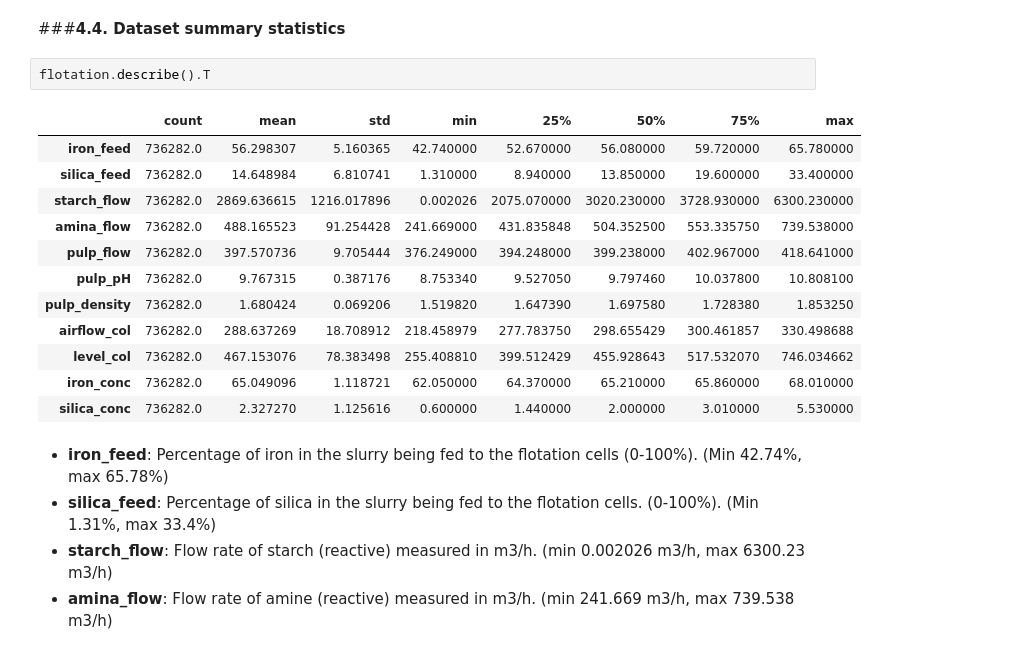
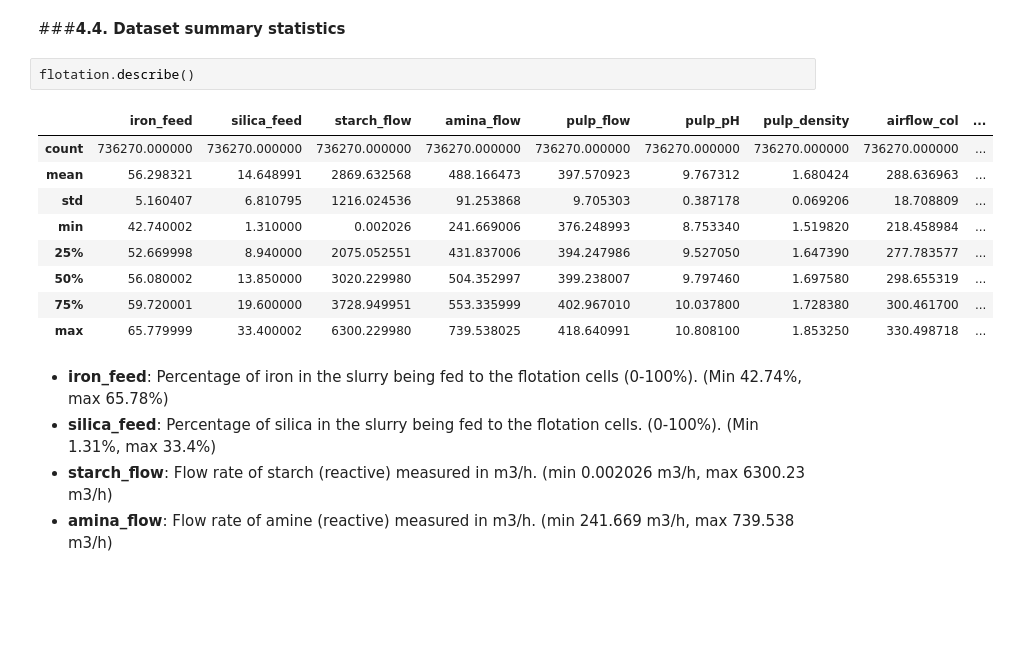
Before and after one commit to ArifAygun/Iron-Ore-Froth-Flotation-Quality-Prediction, a Jupyter notebook: AA_Iron_Ore_Froth_Flotation_Quality_Prediction.ipynb, the cells around one changed output. Saved outputs shown, nothing was run; the diff lists cells and outputs as text; blank space fills up the shorter version.

```diff
--- a/AA_Iron_Ore_Froth_Flotation_Quality_Prediction.ipynb
+++ b/AA_Iron_Ore_Froth_Flotation_Quality_Prediction.ipynb
@@ -269,20 +269,17 @@ flotation.shape
 # %% [markdown]
 ###**4.4. Dataset summary statistics**
 # %%
-flotation.describe().T
+flotation.describe()
 # %% [output]
-|  | count | mean | std | min | 25% | 50% | 75% | max |
-| iron_feed | 736282.0 | 56.298307 | 5.160365 | 42.740000 | 52.670000 | 56.080000 | 59.720000 | 65.780000 |
-| silica_feed | 736282.0 | 14.648984 | 6.810741 | 1.310000 | 8.940000 | 13.850000 | 19.600000 | 33.400000 |
-| starch_flow | 736282.0 | 2869.636615 | 1216.017896 | 0.002026 | 2075.070000 | 3020.230000 | 3728.930000 | 6300.230000 |
-| amina_flow | 736282.0 | 488.165523 | 91.254428 | 241.669000 | 431.835848 | 504.352500 | 553.335750 | 739.538000 |
-| pulp_flow | 736282.0 | 397.570736 | 9.705444 | 376.249000 | 394.248000 | 399.238000 | 402.967000 | 418.641000 |
-| pulp_pH | 736282.0 | 9.767315 | 0.387176 | 8.753340 | 9.527050 | 9.797460 | 10.037800 | 10.808100 |
-| pulp_density | 736282.0 | 1.680424 | 0.069206 | 1.519820 | 1.647390 | 1.697580 | 1.728380 | 1.853250 |
-| airflow_col | 736282.0 | 288.637269 | 18.708912 | 218.458979 | 277.783750 | 298.655429 | 300.461857 | 330.498688 |
-| level_col | 736282.0 | 467.153076 | 78.383498 | 255.408810 | 399.512429 | 455.928643 | 517.532070 | 746.034662 |
-| iron_conc | 736282.0 | 65.049096 | 1.118721 | 62.050000 | 64.370000 | 65.210000 | 65.860000 | 68.010000 |
-| silica_conc | 736282.0 | 2.327270 | 1.125616 | 0.600000 | 1.440000 | 2.000000 | 3.010000 | 5.530000 |
+|  | iron_feed | silica_feed | starch_flow | amina_flow | pulp_flow | pulp_pH | pulp_density | airflow_col | ... |
+| count | 736270.000000 | 736270.000000 | 736270.000000 | 736270.000000 | 736270.000000 | 736270.000000 | 736270.000000 | 736270.000000 | ... |
+| mean | 56.298321 | 14.648991 | 2869.632568 | 488.166473 | 397.570923 | 9.767312 | 1.680424 | 288.636963 | ... |
+| std | 5.160407 | 6.810795 | 1216.024536 | 91.253868 | 9.705303 | 0.387178 | 0.069206 | 18.708809 | ... |
+| min | 42.740002 | 1.310000 | 0.002026 | 241.669006 | 376.248993 | 8.753340 | 1.519820 | 218.458984 | ... |
+| 25% | 52.669998 | 8.940000 | 2075.052551 | 431.837006 | 394.247986 | 9.527050 | 1.647390 | 277.783577 | ... |
+| 50% | 56.080002 | 13.850000 | 3020.229980 | 504.352997 | 399.238007 | 9.797460 | 1.697580 | 298.655319 | ... |
+| 75% | 59.720001 | 19.600000 | 3728.949951 | 553.335999 | 402.967010 | 10.037800 | 1.728380 | 300.461700 | ... |
+| max | 65.779999 | 33.400002 | 6300.229980 | 739.538025 | 418.640991 | 10.808100 | 1.853250 | 330.498718 | ... |
 # %% [markdown]
 
 - **iron_feed**: Percentage of iron in the slurry being fed to the flotation cells (0-100%). (Min 42.74%, max 65.78%)
```
Also changed, not shown: parts of 27 cells of this notebook.
